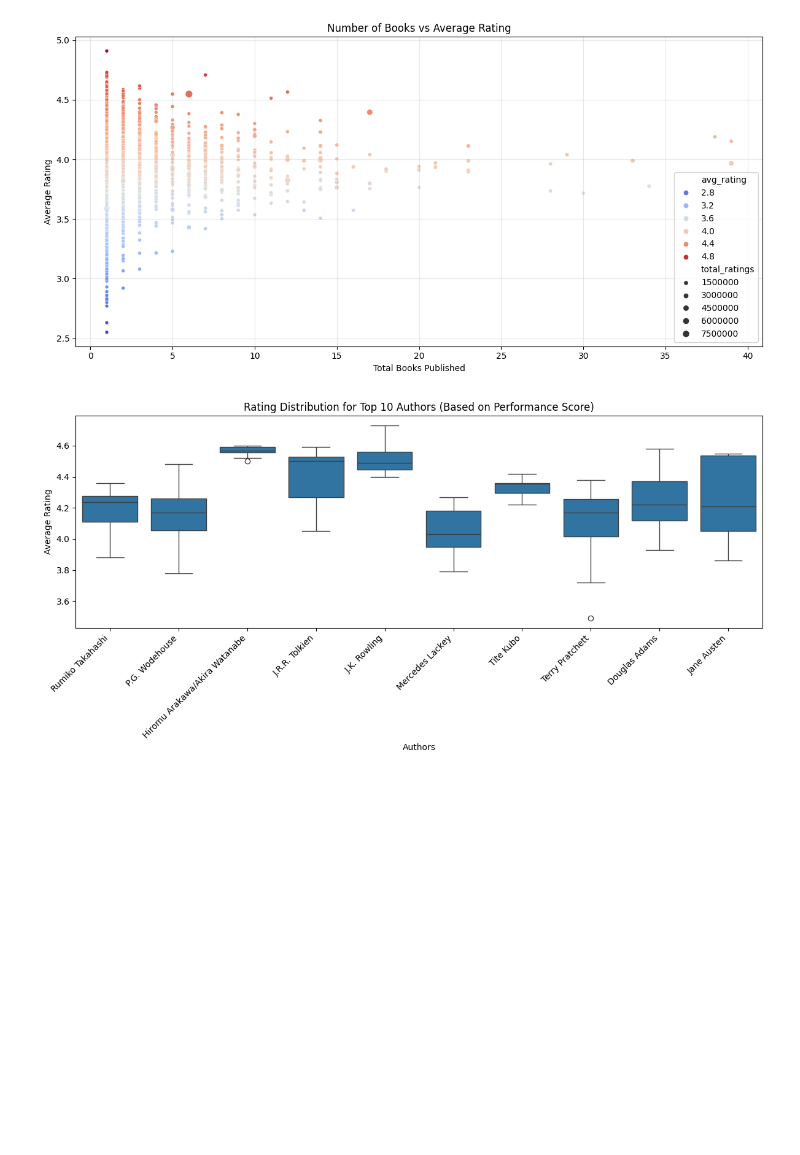
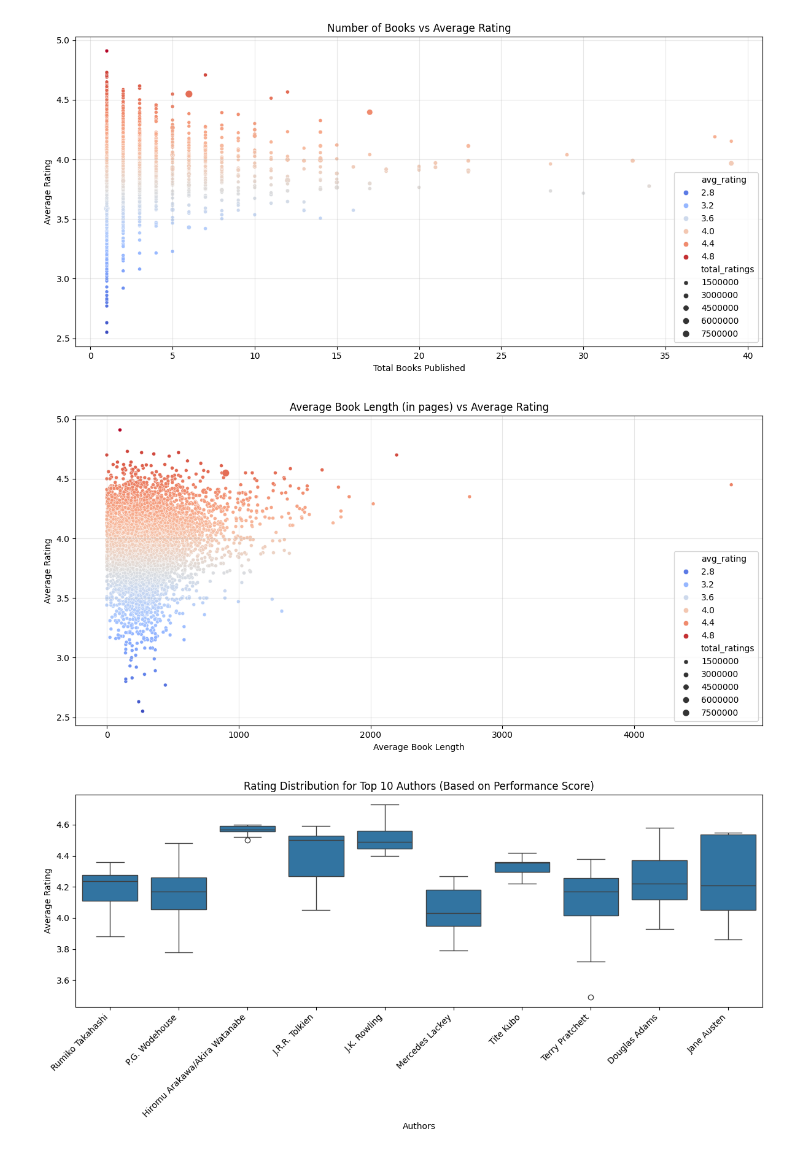
Before and after one commit to clhughes01/ECE143_Project, a Jupyter notebook: src/author-success-analysis.ipynb, the cells around one changed output. Drawn from its saved outputs; the diff is of its cells as text; code cells hidden in the pictures; blank space fills up the shorter version.

```diff
--- a/src/author-success-analysis.ipynb
+++ b/src/author-success-analysis.ipynb
@@ -219,6 +222,25 @@ plt.tight_layout()
 plt.show()
 # %% [output]
 [figure]
+# %%
+# Visualization: Average book length vs. Average book rating
+plt.figure(figsize=(12, 6))
+sns.scatterplot(
+    data=author_stats,
+    x='average_book_length',
+    y='avg_rating',
+    size='total_ratings',
+    hue='avg_rating',
+    palette='coolwarm'
+)
+plt.title("Average Book Length (in pages) vs Average Rating")
+plt.xlabel("Average Book Length")
+plt.ylabel("Average Rating")
+plt.grid(alpha=0.3)
+plt.tight_layout()
+plt.show()
+# %% [output]
+[figure, added]
 # %%
 # Visualization: Rating Distribution for Top 10 Authors
 top_performers = author_stats.nlargest(10, 'performance_score')
```
Also changed, not shown: parts of 5 cells of this notebook.
